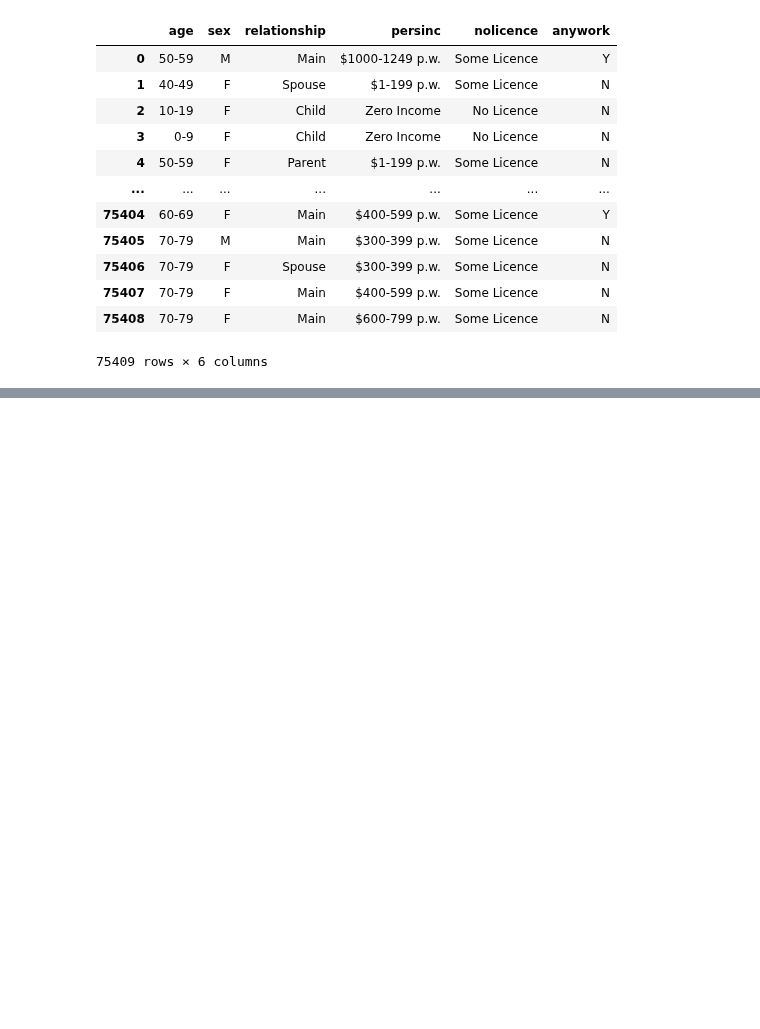
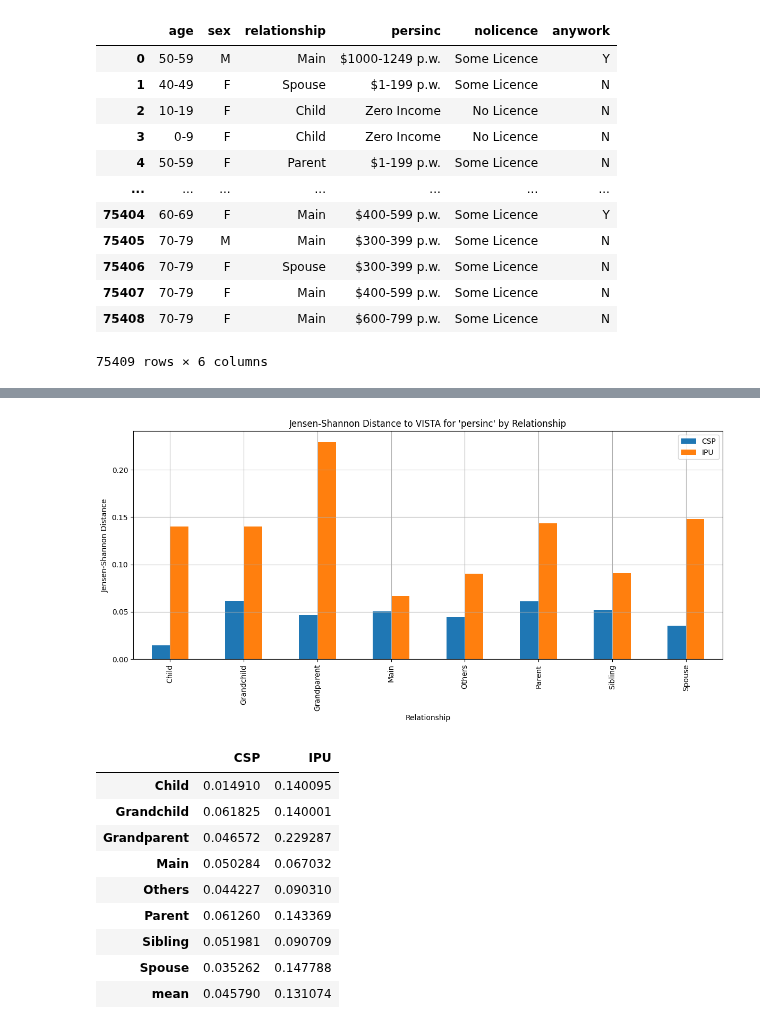
Before and after one commit to bobkatla/PopSyn_Monash, a Jupyter notebook: PopSynthesis/Analyse/relationships_check.ipynb, the cells around one changed output, grey strips where cells are left out. Drawn from its saved outputs; the diff is of its cells as text; code cells hidden in the pictures; blank space fills up the shorter version.

```diff
--- a/PopSynthesis/Analyse/relationships_check.ipynb
+++ b/PopSynthesis/Analyse/relationships_check.ipynb
@@ -65,2 +130,16 @@ def compare_rela(check_data, rela, attr):
+# %%
+compare_jsd_to_vista(check, list(seed_data["relationship"].unique()), "persinc")
+# %% [output]
+[figure, added]
+|  | CSP | IPU |
+| Child | 0.014910 | 0.140095 |
+| Grandchild | 0.061825 | 0.140001 |
+| Grandparent | 0.046572 | 0.229287 |
+| Main | 0.050284 | 0.067032 |
+| Others | 0.044227 | 0.090310 |
+| Parent | 0.061260 | 0.143369 |
+| Sibling | 0.051981 | 0.090709 |
+| Spouse | 0.035262 | 0.147788 |
+| mean | 0.045790 | 0.131074 |
 # %%
 for rela in seed_data["relationship"].unique():
```
Also changed, not shown: parts of 4 cells of this notebook.
